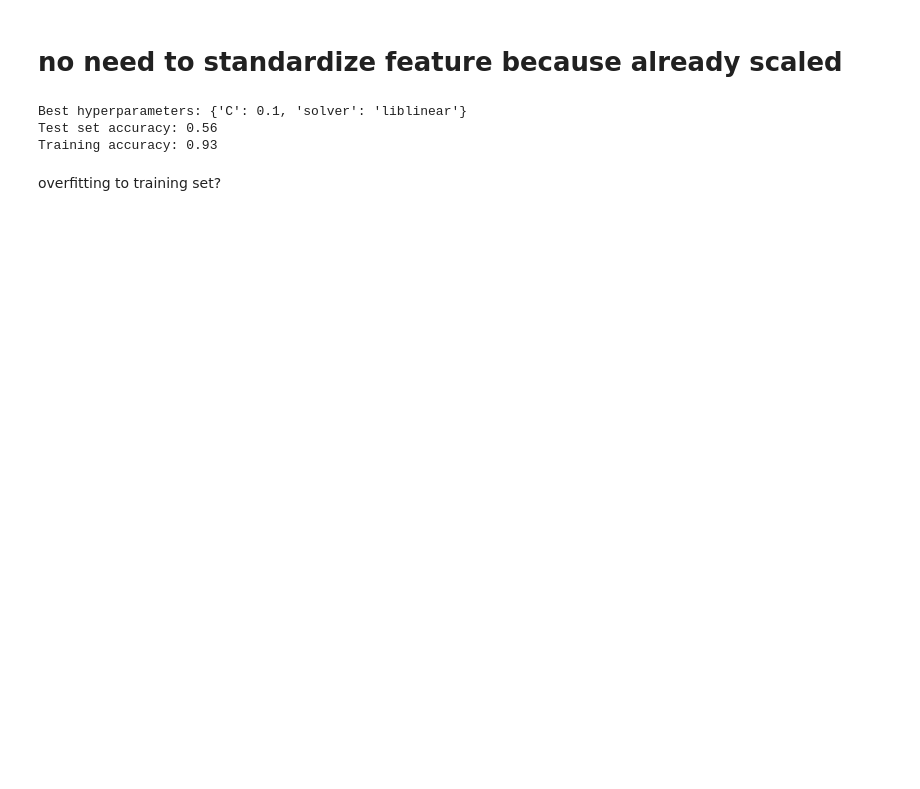
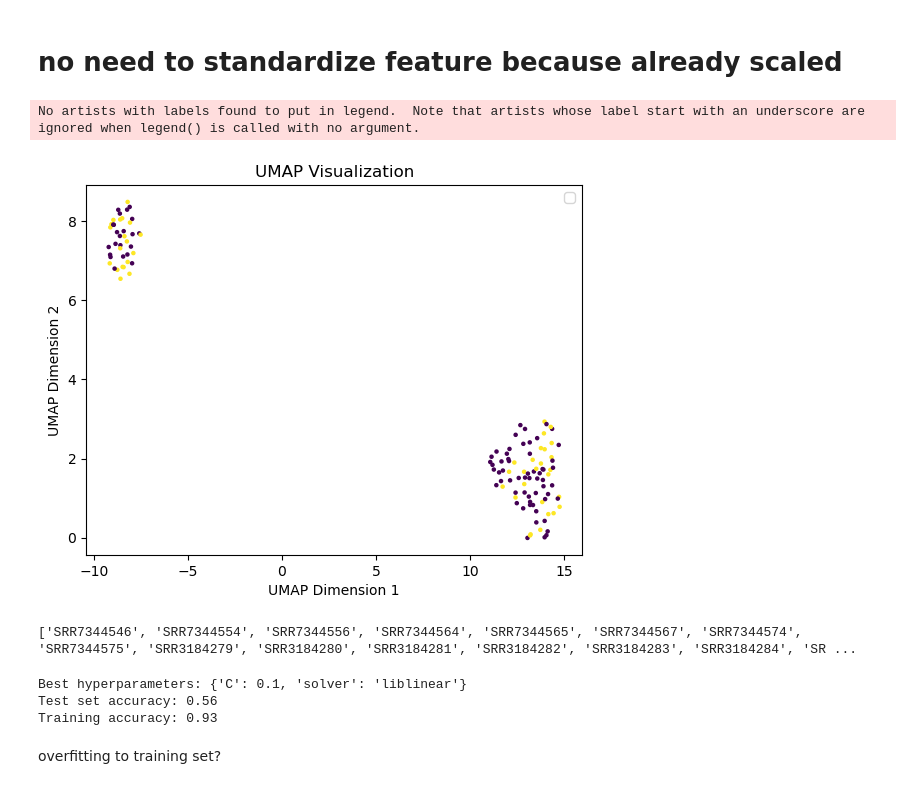
Before and after one commit to evzhng/LMP1210_2024, a Jupyter notebook: scripts/baseline_logreg.ipynb, the cells around one changed output. Cells and saved outputs as stored; diff of their text form; code cells hidden in the pictures; blank space fills up the shorter version.

Commit message:
UMAP

```diff
--- a/scripts/baseline_logreg.ipynb
+++ b/scripts/baseline_logreg.ipynb
@@ -13,6 +16,35 @@ y = pd.read_csv("../data/labels_v3.csv", index_col = 0)
 X_train, X_test, y_train, y_test = train_test_split(data, y, test_size = 0.2, random_state=1210)
 # %% [markdown]
 # no need to standardize feature because already scaled
+# %%
+UMAP= umap.UMAP()
+umap_red= UMAP.fit_transform(data)
+
+labels = y['Response'].values
+label_encoder = LabelEncoder()
+labels_encoded = label_encoder.fit_transform(labels)
+# %%
+scatter = plt.scatter(umap_red[:, 0], umap_red[:, 1], c=labels_encoded, cmap='viridis', s=5)
+plt.legend(handles=scatter.legend_elements()[0], labels=['Label 0', 'Label 1'], title='Labels')
+plt.legend()
+plt.title('UMAP Visualization')
+plt.xlabel('UMAP Dimension 1')
+plt.ylabel('UMAP Dimension 2')
+plt.show()
+# %% [output]
+No artists with labels found to put in legend.  Note that artists whose label start with an underscore are ignored when legend() is called with no argument.
+[figure, added]
+# %%
+# to find the two populations
+filtered_points = [index for index, value in enumerate(umap_red[:, 0]) if value > 10]
+label_data = pd.read_csv ("../data/log2_data_v3.csv", index_col=0)
+og_data_names = label_data.index[filtered_points].tolist()
+# print(imputed_data.head())
+# og_data_names = [PCA_mapping[index] for index in filtered_points]
+
+print(og_data_names)
+# %% [output]
+['SRR7344546', 'SRR7344554', 'SRR7344556', 'SRR7344564', 'SRR7344565', 'SRR7344567', 'SRR7344574', 'SRR7344575', 'SRR3184279', 'SRR3184280', 'SRR3184281', 'SRR3184282', 'SRR3184283', 'SRR3184284', 'SR ...
 # %%
 hyperparameters = {
     'C': [0.1, 1, 10, 100, 1000],
```
Also changed, not shown: parts of 1 cell of this notebook.
